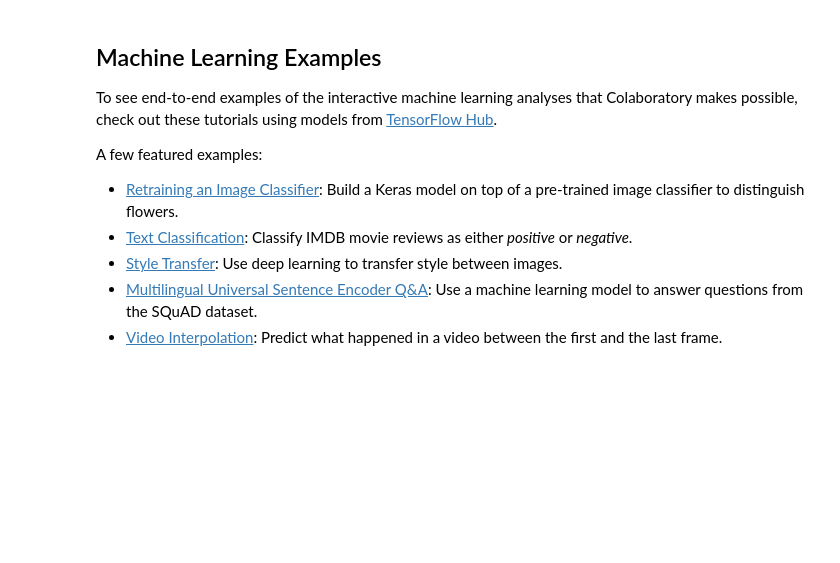
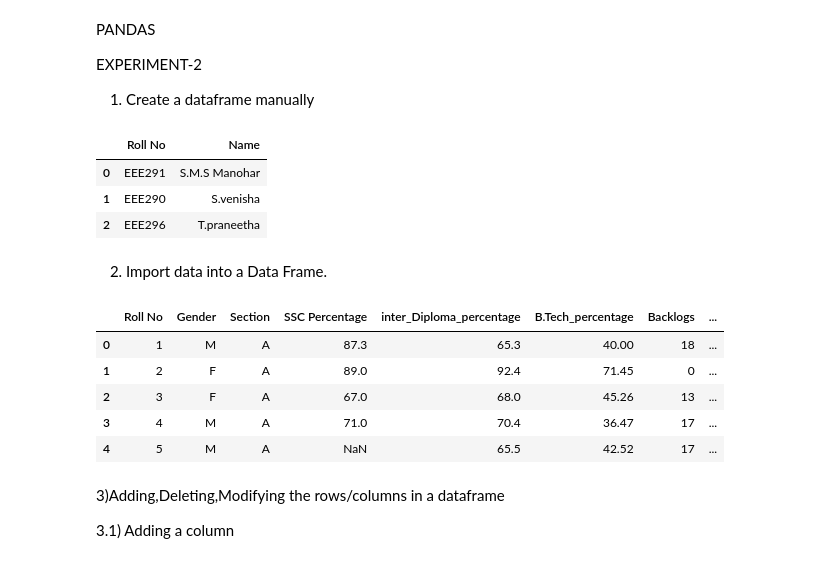
Before and after one commit to 19pa1a0290/AI-lab, a Jupyter notebook: Copy_of_Welcome_To_Colaboratory.ipynb, the cells around one changed output. Saved outputs shown, nothing was run; the diff lists cells and outputs as text; code cells hidden in the pictures; blank space fills up the shorter version.

```diff
--- a/Copy_of_Welcome_To_Colaboratory.ipynb
+++ b/Copy_of_Welcome_To_Colaboratory.ipynb
@@ -194,14 +3,36 @@ These are a few of the notebooks from Google's online Machine Learning course. S
-# %% [markdown]
-<a name="machine-learning-examples"></a>
-
-## Machine Learning Examples
-
-To see end-to-end examples of the interactive machine learning analyses that Colaboratory makes possible, check out these  tutorials using models from [TensorFlow Hub](https://tfhub.dev).
-
-A few featured examples:
-
-- [Retraining an Image Classifier](https://tensorflow.org/hub/tutorials/tf2_image_retraining): Build a Keras model on top of a pre-trained image classifier to distinguish flowers.
-- [Text Classification](https://tensorflow.org/hub/tutorials/tf2_text_classification): Classify IMDB movie reviews as either *positive* or *negative*.
-- [Style Transfer](https://tensorflow.org/hub/tutorials/tf2_arbitrary_image_stylization): Use deep learning to transfer style between images.
-- [Multilingual Universal Sentence Encoder Q&A](https://tensorflow.org/hub/tutorials/retrieval_with_tf_hub_universal_encoder_qa): Use a machine learning model to answer questions from the SQuAD dataset.
-- [Video Interpolation](https://tensorflow.org/hub/tutorials/tweening_conv3d): Predict what happened in a video between the first and the last frame.
+# %% [markdown]
+ PANDAS
+
+EXPERIMENT-2
+
+1) Create a dataframe manually
+# %%
+
+import pandas as pd
+import numpy as np
+df=pd.DataFrame({"Roll No":["EEE291","EEE290","EEE296"],"Name":["S.M.S Manohar","S.venisha","T.praneetha"]})
+df
+# %% [output]
+|  | Roll No | Name |
+| 0 | EEE291 | S.M.S Manohar |
+| 1 | EEE290 | S.venisha |
+| 2 | EEE296 | T.praneetha |
+# %% [markdown]
+ 2) Import data into a Data Frame.
+# %%
+
+import pandas as pd
+import numpy as np
+df=pd.read_csv("students_placement_data.csv")
+df.head()
+# %% [output]
+|  | Roll No | Gender | Section | SSC Percentage | inter_Diploma_percentage | B.Tech_percentage | Backlogs | ... |
+| 0 | 1 | M | A | 87.3 | 65.3 | 40.00 | 18 | ... |
+| 1 | 2 | F | A | 89.0 | 92.4 | 71.45 | 0 | ... |
+| 2 | 3 | F | A | 67.0 | 68.0 | 45.26 | 13 | ... |
+| 3 | 4 | M | A | 71.0 | 70.4 | 36.47 | 17 | ... |
+| 4 | 5 | M | A | NaN | 65.5 | 42.52 | 17 | ... |
+# %% [markdown]
+ 3)Adding,Deleting,Modifying the rows/columns in a dataframe
+
+3.1) Adding a column
```
Also changed, not shown: parts of 54 cells of this notebook.
